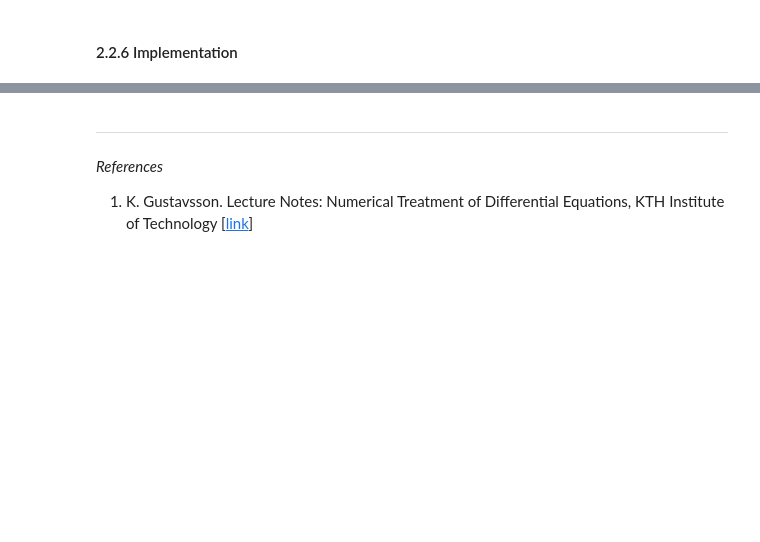
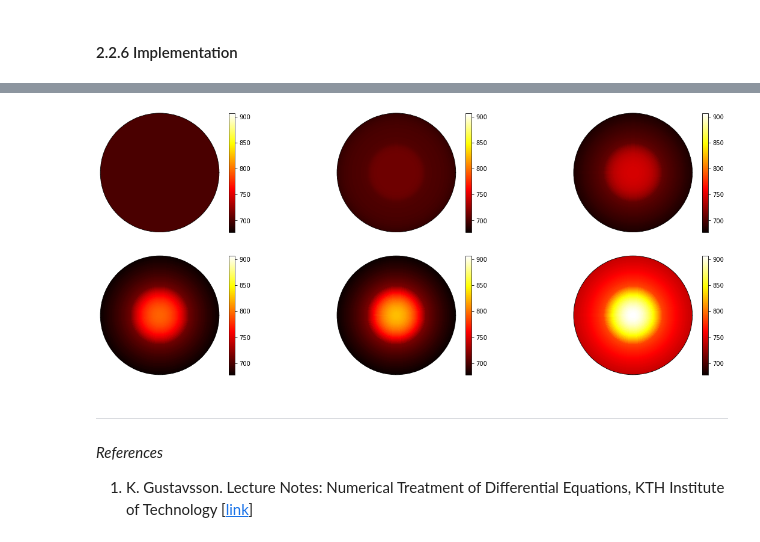
Before and after one commit to krashkov/Blog, a Jupyter notebook: 2020-07-03-example-fvm-heat-equation.ipynb, the cells around one changed output, grey strips where cells are left out. Cells and saved outputs as stored; diff of their text form; code cells hidden in the pictures; blank space fills up the shorter version.

```diff
--- a/2020-07-03-example-fvm-heat-equation.ipynb
+++ b/2020-07-03-example-fvm-heat-equation.ipynb
@@ -368,0 +522,25 @@ $$
+# %%
+def plot_circle(T_num, T_exact, steps, n):
+    fig, axes = plt.subplots(nrows=2, ncols=3, subplot_kw=dict(projection='polar'))
+    fig.set_size_inches(w=20,h=8)
+
+    i = 0
+    labels = [str(step) for step in steps]
+
+    rad = np.linspace(0., a, n)
+    azm = np.linspace(0, 2 * np.pi, n)
+    r, th = np.meshgrid(rad, azm)
+    norm = colors.Normalize(vmin=np.min(T_num),vmax=np.max(T_num))
+
+    for ax in axes.flat:
+        z = np.zeros((n, n))
+        z[:, ] = T_num[steps[i], :]
+        im = ax.pcolormesh(th, r, z,
+                           norm=norm,
+                           cmap='hot')
+        fig.colorbar(im, ax=ax)
+        ax.set_xticklabels([])
+        ax.set_yticklabels([])
+        i = i + 1
+
+    plt.show()
@@ -369,3 +551,7 @@ $$
+# %%
+plot_circle(T_num, T_exact, [0, 200, 800, 2000, 4000, -1], n)
+# %% [output]
+[figure, added]
 # %% [markdown]
 ---
 # %% [markdown]
```
Also changed, not shown: parts of 16 cells of this notebook.
